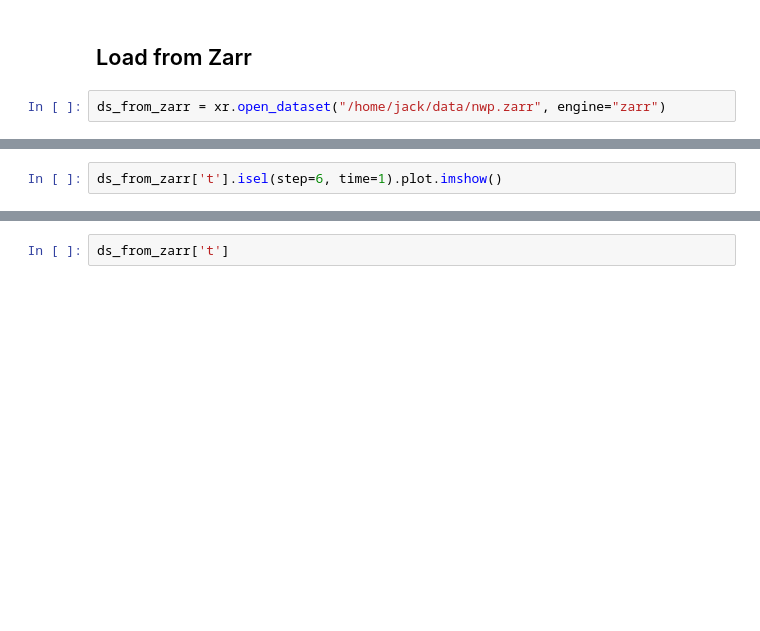
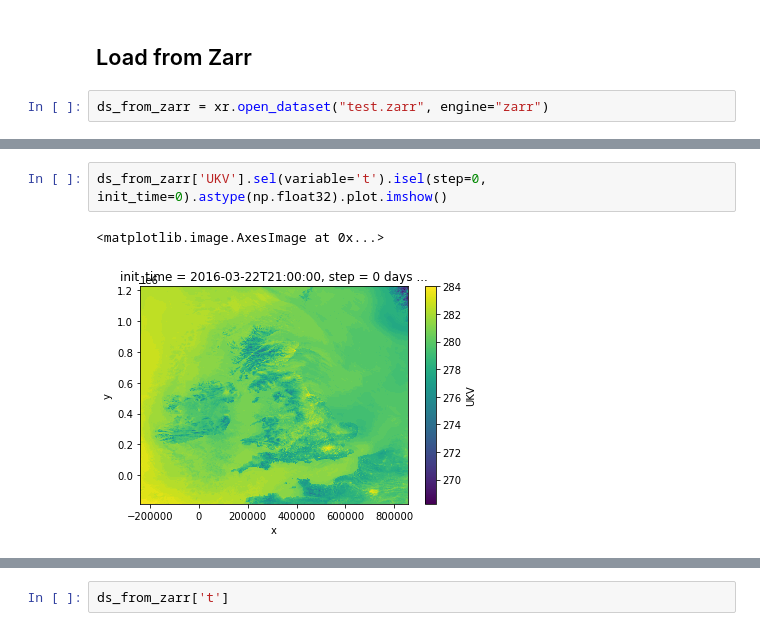
Before and after one commit to openclimatefix/nowcasting_dataset, a Jupyter notebook: notebooks/load_NWP_grib.ipynb, the cells around one changed output, grey strips where cells are left out. Saved outputs shown, nothing was run; the diff lists cells and outputs as text; blank space fills up the shorter version.

```diff
--- a/notebooks/load_NWP_grib.ipynb
+++ b/notebooks/load_NWP_grib.ipynb
@@ -401,6 +347,6 @@ Loading /media/jack/128GB_USB/NWPs/2017/01/06/201701061800_u1096_ng_umqv_Wholesa
 # %% [markdown]
 ## Load from Zarr
 # %%
-ds_from_zarr = xr.open_dataset("/home/jack/data/nwp.zarr", engine="zarr")
+ds_from_zarr = xr.open_dataset("test.zarr", engine="zarr")
 # %%
 ds_from_zarr
@@ -407,3 +364,6 @@ ds_from_zarr
 # %%
-ds_from_zarr['t'].isel(step=6, time=1).plot.imshow()
+ds_from_zarr['UKV'].sel(variable='t').isel(step=0, init_time=0).astype(np.float32).plot.imshow()
+# %% [output]
+<matplotlib.image.AxesImage at 0x...>
+[figure, added]
 # %%
```
Also changed, not shown: parts of 9 cells of this notebook, 1 other file.
